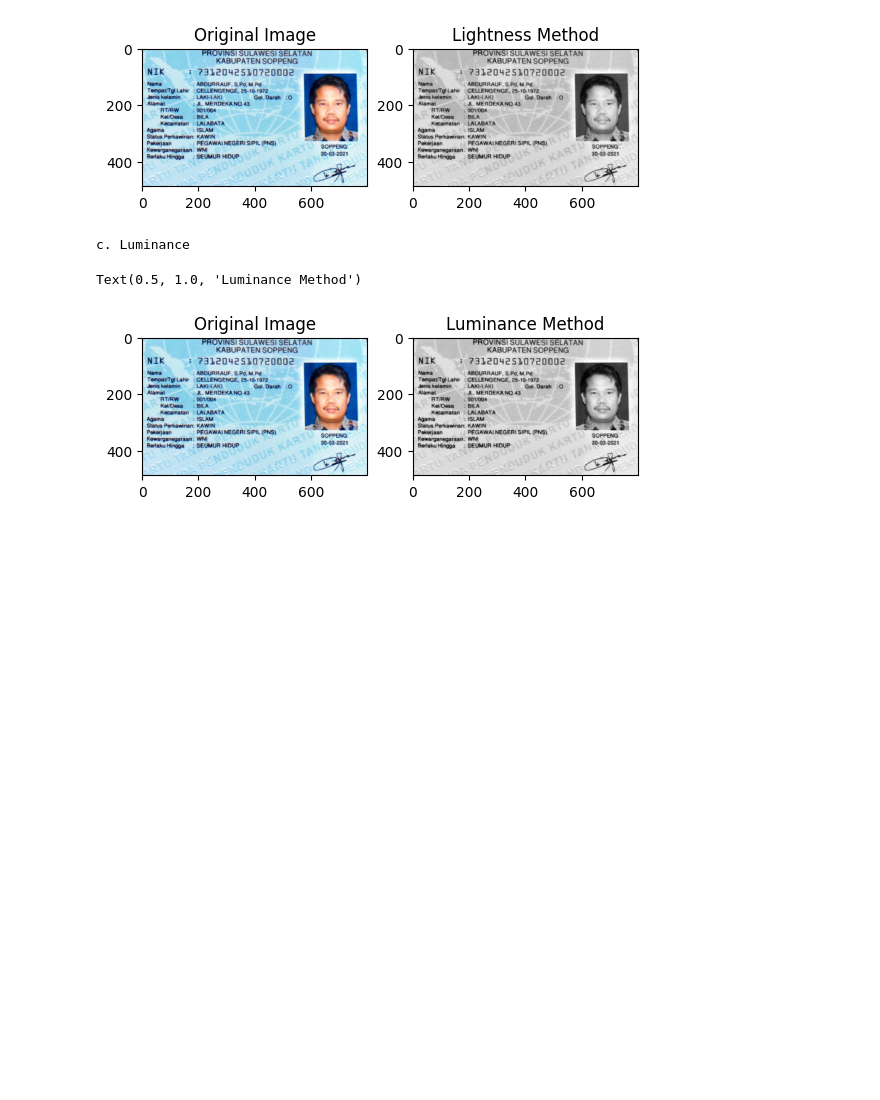
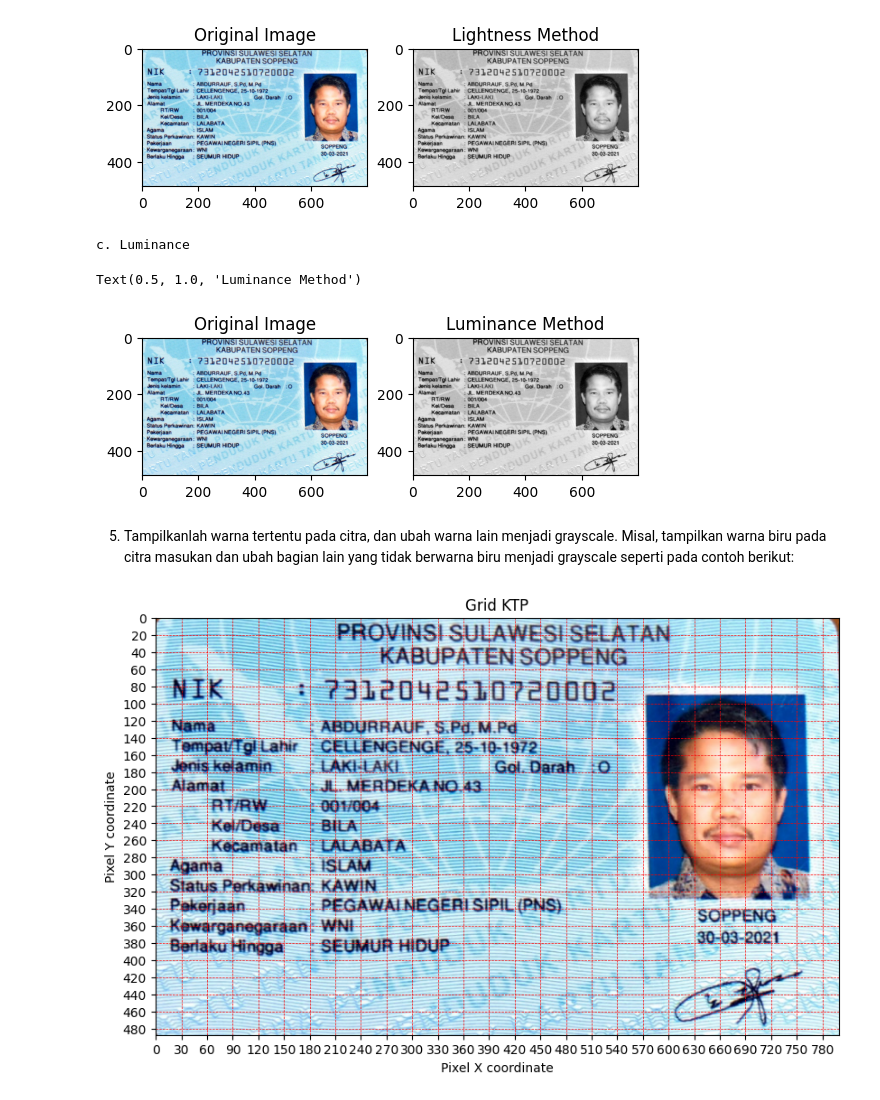
Before and after one commit to ryuuunothuman/PCVK_Ganjil_2024, a Jupyter notebook: Week3.ipynb, the cells around one changed output. Drawn from its saved outputs; the diff is of its cells as text; code cells hidden in the pictures; blank space fills up the shorter version.

```diff
--- a/Week3.ipynb
+++ b/Week3.ipynb
@@ -219,3 +217,24 @@ Text(0.5, 1.0, 'Lightness Method')
 c. Luminance
 Text(0.5, 1.0, 'Luminance Method')
 [figure]
+# %% [markdown]
+5. Tampilkanlah warna tertentu pada citra, dan ubah warna lain menjadi grayscale. Misal,
+tampilkan warna biru pada citra masukan dan ubah bagian lain yang tidak berwarna
+biru menjadi grayscale seperti pada contoh berikut:
+# %%
+plt.figure(figsize=(10, 6))
+plt.imshow(cv.cvtColor(original, cv.COLOR_BGR2RGB))
+
+# title grid also label X and Y
+plt.title('Grid KTP')
+plt.xlabel('Pixel X coordinate')
+plt.ylabel('Pixel Y coordinate')
+
+# setup grid
+plt.grid(True, which='both', color='r', linestyle='--', linewidth=0.5)
+plt.gca().xaxis.set_major_locator(plt.MultipleLocator(30))
+plt.gca().yaxis.set_major_locator(plt.MultipleLocator(20))
+
+plt.show()
+# %% [output]
+[figure, added]
```
Also changed, not shown: parts of 4 cells of this notebook.
